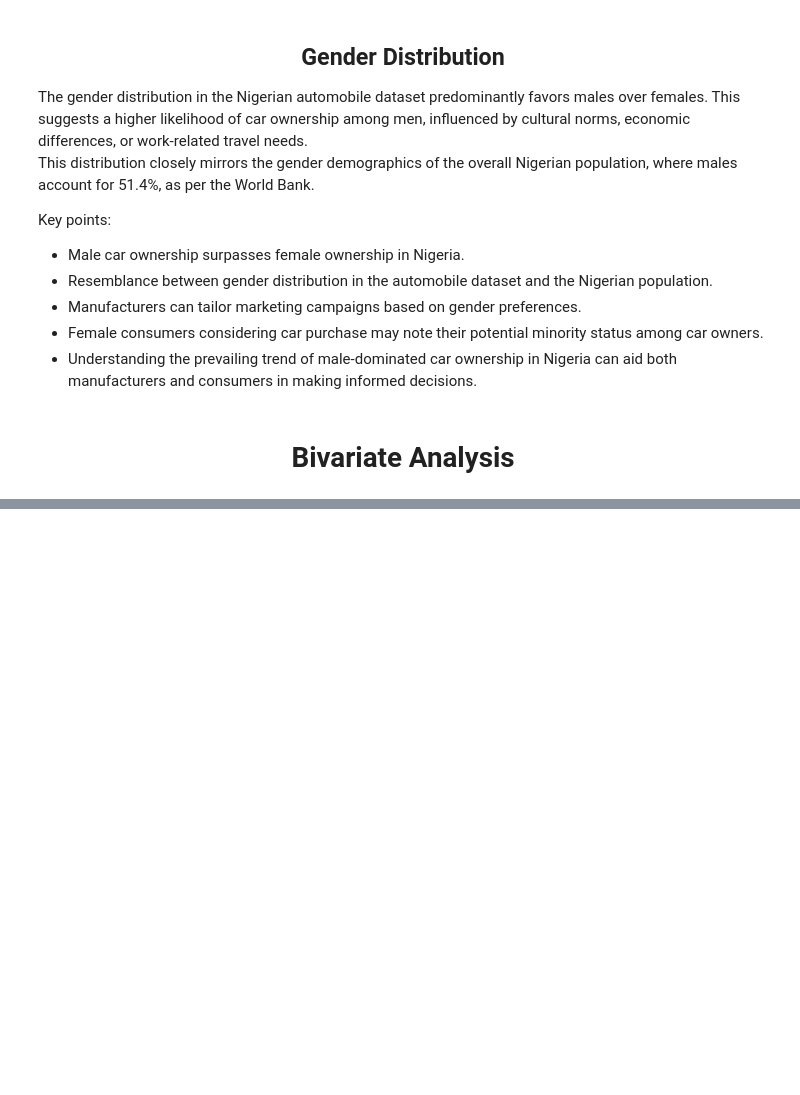
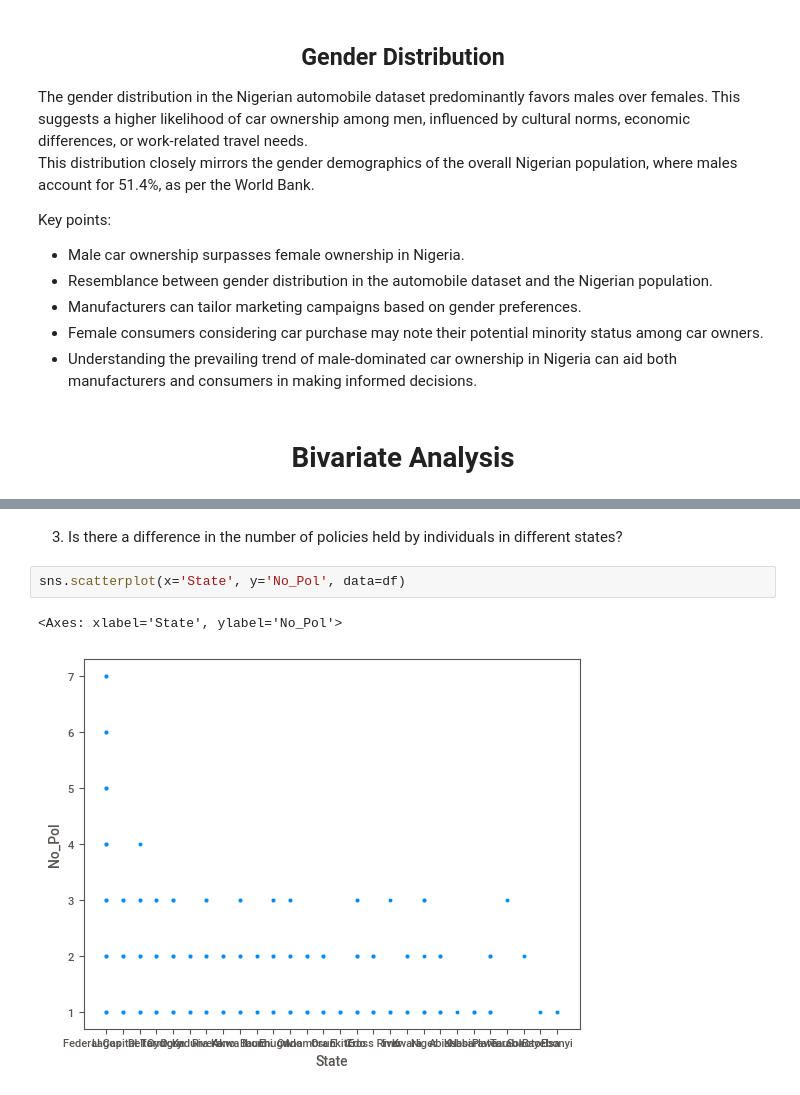
Before and after one commit to Gbekoilias/Auto-Insurance-Claim-Prediction, a Jupyter notebook: analyzing.ipynb, the cells around one changed output, grey strips where cells are left out. Cells and saved outputs as stored; diff of their text form; blank space fills up the shorter version.

```diff
--- a/analyzing.ipynb
+++ b/analyzing.ipynb
@@ -214,0 +239,7 @@ Key points:
+# %% [markdown]
+3. Is there a difference in the number of policies held by individuals in different states?
+# %%
+sns.scatterplot(x='State', y='No_Pol', data=df)
+# %% [output]
+<Axes: xlabel='State', ylabel='No_Pol'>
+[figure, added]
```
Also changed, not shown: parts of 44 cells of this notebook.
